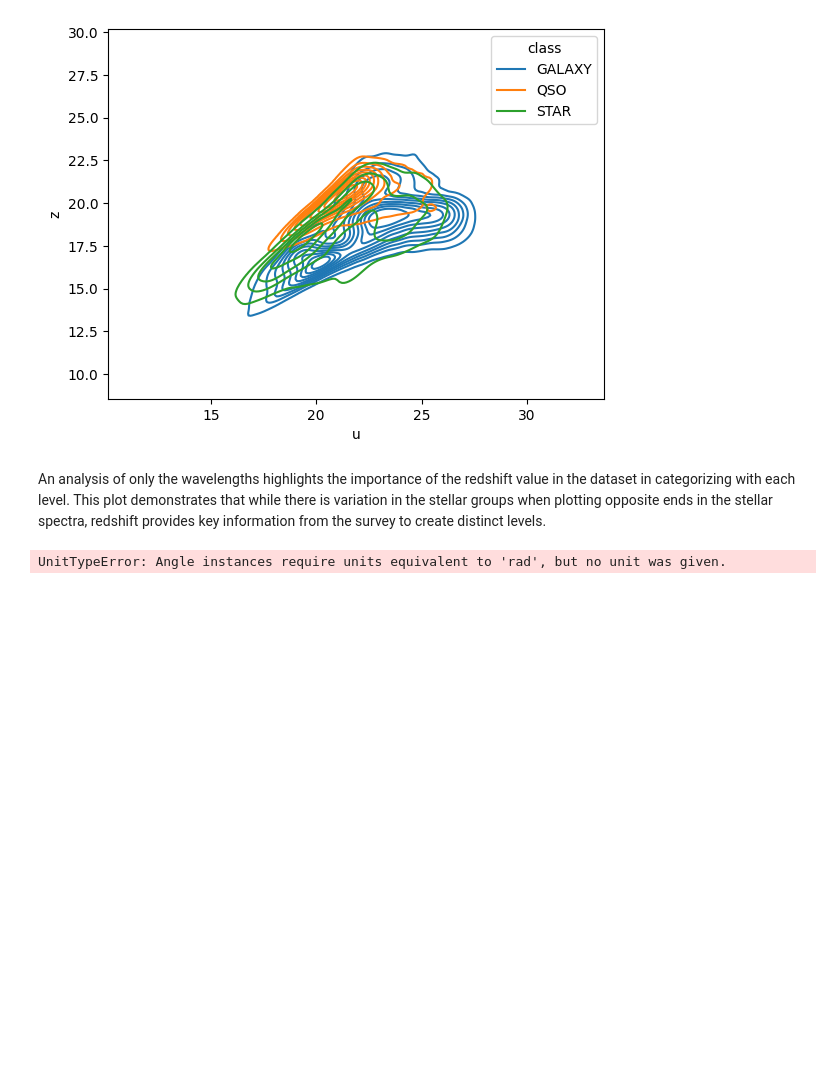
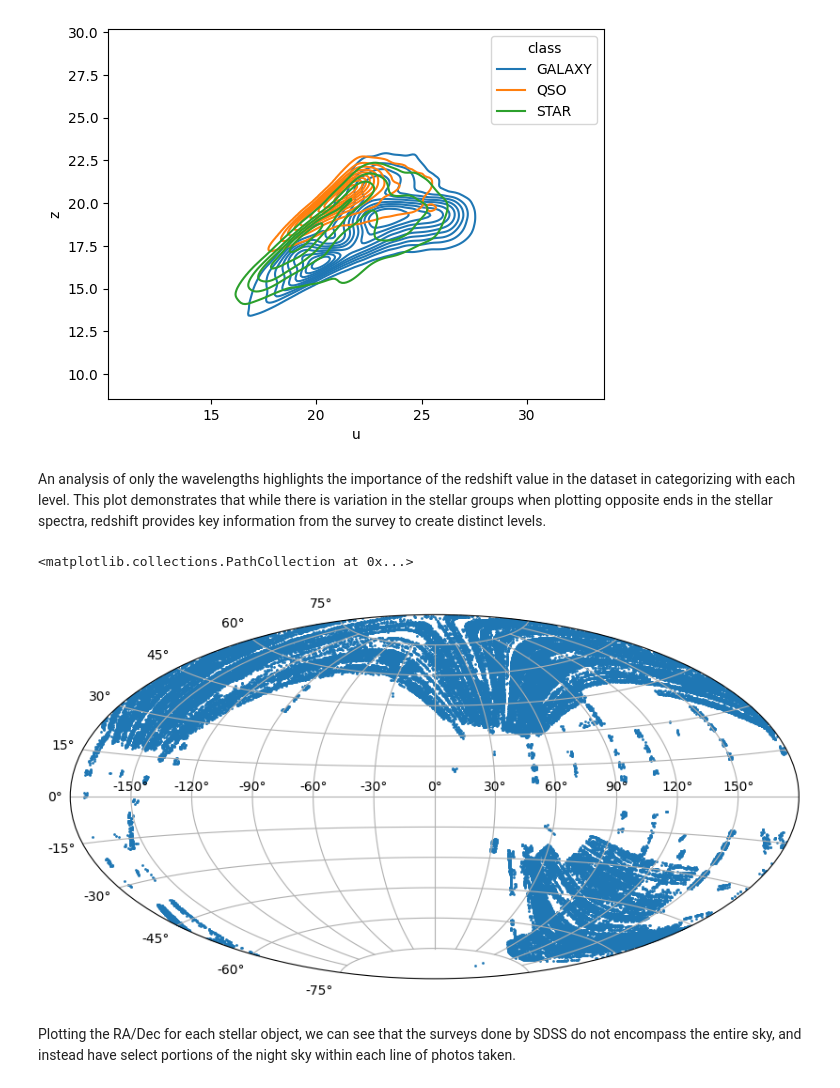
Before and after one commit to AbhaySh4r/ML-AstroSet, a Jupyter notebook: Project1_Visualizations.ipynb, the cells around one changed output. Saved outputs shown, nothing was run; the diff lists cells and outputs as text; code cells hidden in the pictures; blank space fills up the shorter version.

Commit message:
Added Plot

```diff
--- a/Project1_Visualizations.ipynb
+++ b/Project1_Visualizations.ipynb
@@ -197,13 +197,20 @@ sns.kdeplot(data = df, x = "u", y = "z", hue = "class")
 [figure]
 # %% [markdown]
 An analysis of only the wavelengths highlights the importance of the redshift value in the dataset in categorizing with each level. This plot demonstrates that while there is variation in the stellar groups when plotting opposite ends in the stellar spectra, redshift provides key information from the survey to create distinct levels.
-# %%
-coords = SkyCoord(ra=df['alpha']*u.degree, dec=df['delta']*u.degree, frame='icrs')
-
-fig = plt.figure(figsize=(15,15))
-ax = fig.add_subplot(111, projection='mollweide')
-
-
-#WIP
-# %% [output]
-UnitTypeError: Angle instances require units equivalent to 'rad', but no unit was given.
+# %%
+import matplotlib
+
+eq = SkyCoord(df["alpha"], df["delta"], unit = u.deg)
+gal = eq.galactic
+
+plt.figure(figsize=(10,6))
+plt.subplot(111, projection='aitoff')
+plt.grid(True)
+plt.scatter(gal.l.wrap_at('180d').radian, gal.b.radian, s=1, cmap = matplotlib.colors.ListedColormap(df["class"]))
+
+#still working on getting class colorings on this, I'm also suspect of the accuracy of the plot.
+# %% [output]
+<matplotlib.collections.PathCollection at 0x...>
+[figure, added]
+# %% [markdown]
+Plotting the RA/Dec for each stellar object, we can see that the surveys done by SDSS do not encompass the entire sky, and instead have select portions of the night sky within each line of photos taken.
```
